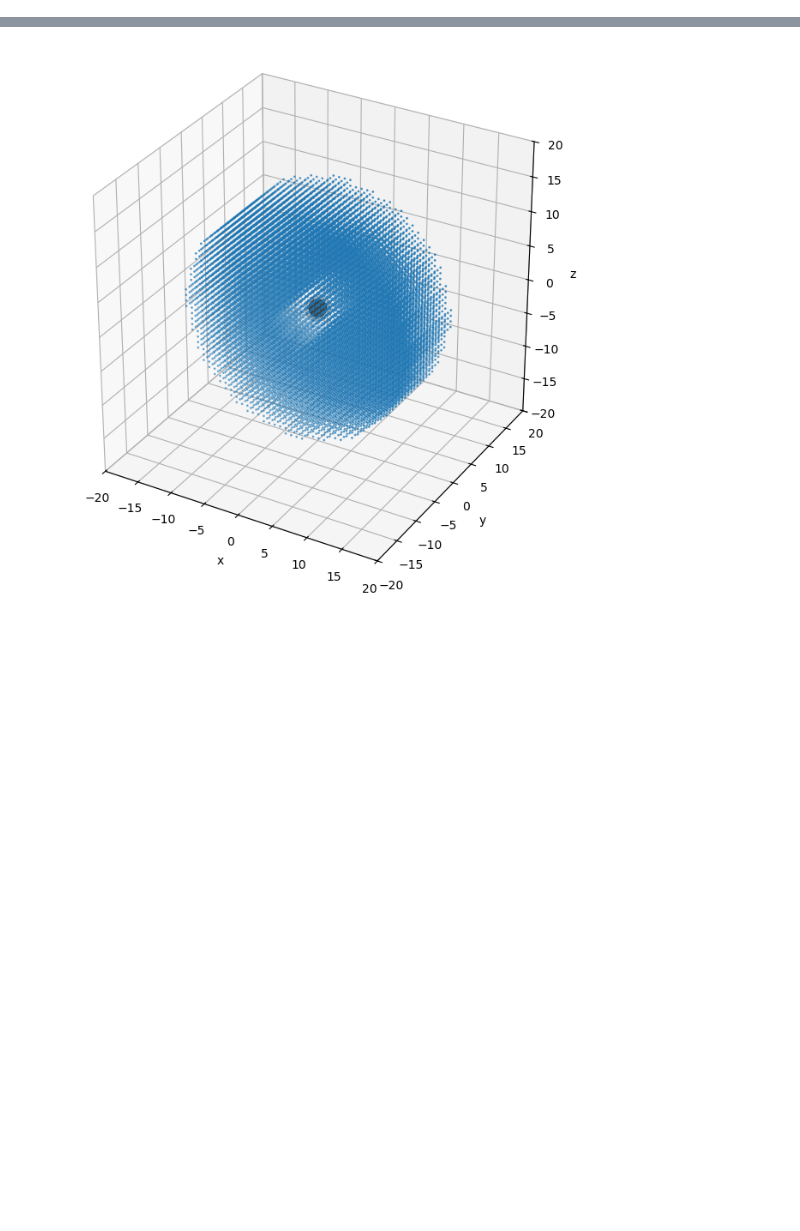
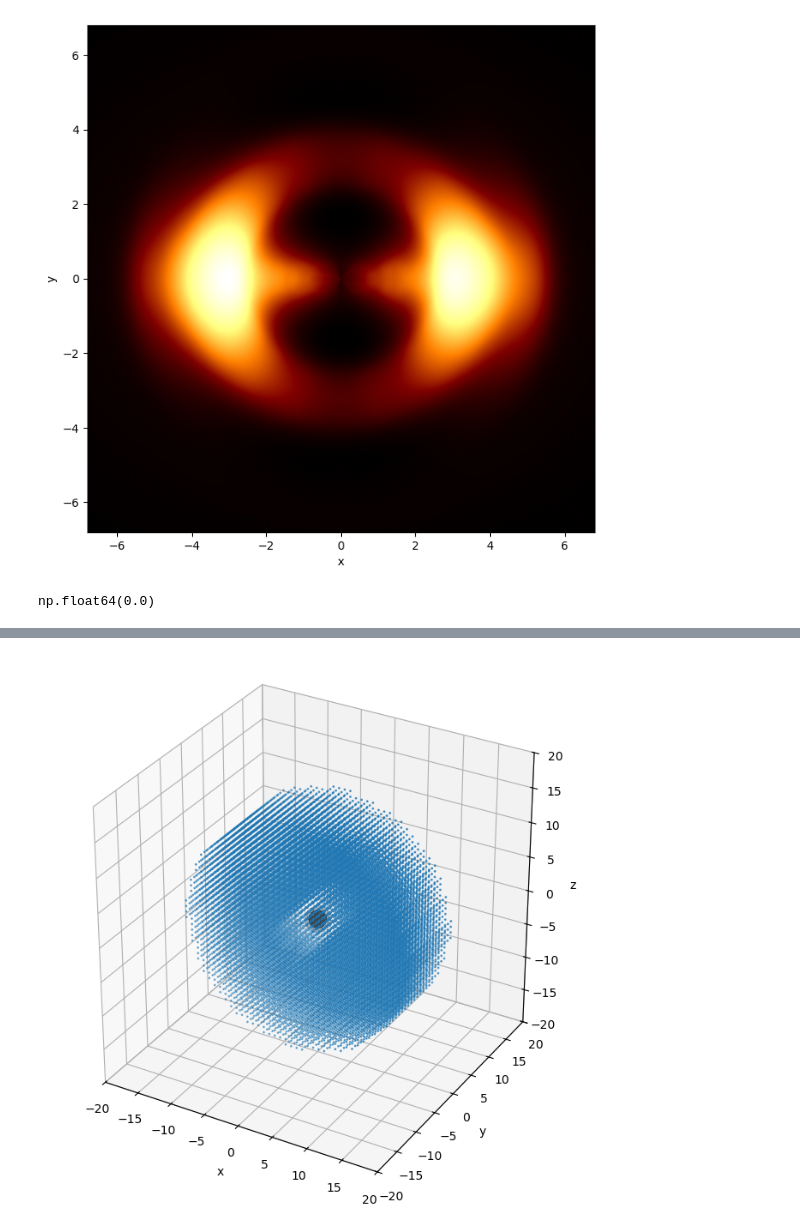
Before and after one commit to laurenssmulders/orbyts_black_hole_shadows, a Jupyter notebook: test.ipynb, the cells around one changed output, grey strips where cells are left out. Saved outputs shown, nothing was run; the diff lists cells and outputs as text; code cells hidden in the pictures; blank space fills up the shorter version.

```diff
--- a/test.ipynb
+++ b/test.ipynb
@@ -59,0 +56,8 @@ box.plot_image(smoothing=1)
+# %%
+box.plot_image(smoothing=10)
+# %% [output]
+[figure, added]
+# %%
+box.pixel_brightness.min()
+# %% [output]
+np.float64(0.0)
```
Also changed, not shown: parts of 11 cells of this notebook, 1 other file.
